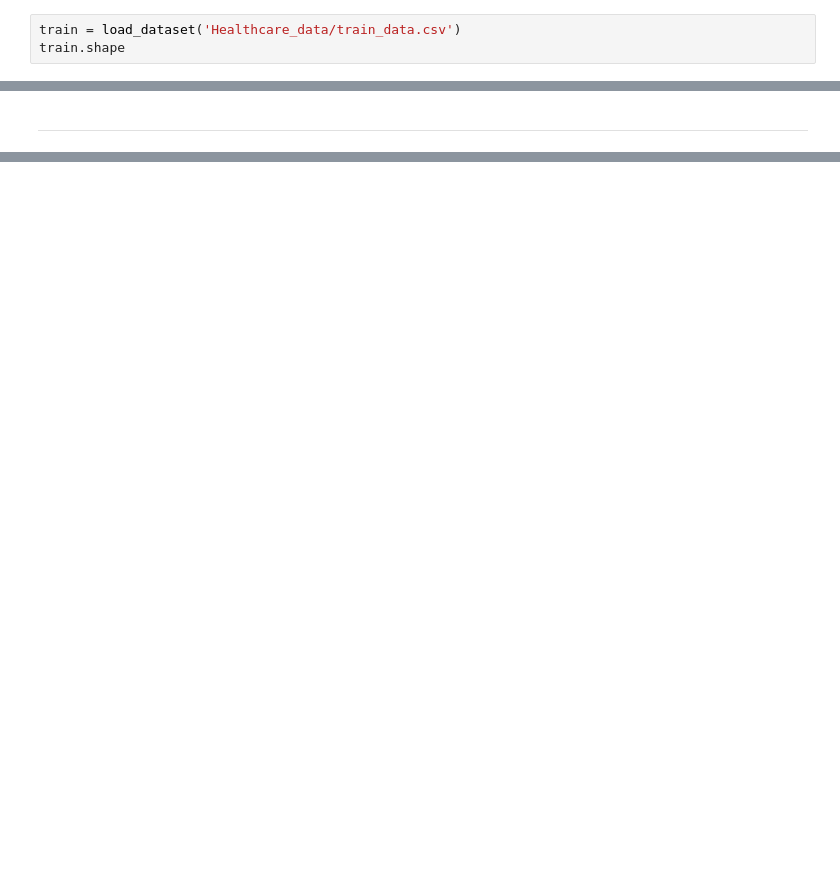
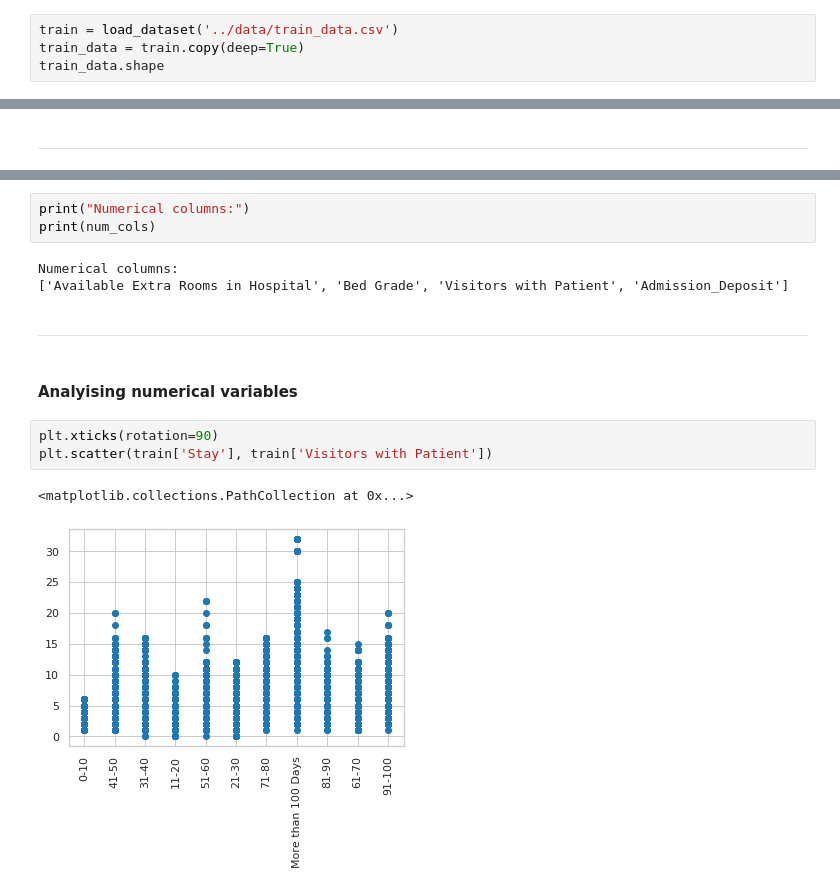
Before and after one commit to Roger-Montane/APC-CasKaggle-Healthcare-analytics, a Jupyter notebook: notebooks/Health_analytics.ipynb, the cells around one changed output, grey strips where cells are left out. Cells and saved outputs as stored; diff of their text form; blank space fills up the shorter version.

```diff
--- a/notebooks/Health_analytics.ipynb
+++ b/notebooks/Health_analytics.ipynb
@@ -25,8 +47,9 @@ def load_dataset(path):
     dataset = pd.read_csv(path, header=0, delimiter=',')
     return dataset
 # %%
-train = load_dataset('Healthcare_data/train_data.csv')
-train.shape
+train = load_dataset('../data/train_data.csv')
+train_data = train.copy(deep=True)
+train_data.shape
 # %% [output]
 (318438, 18)
 # %%
@@ -418,0 +224,16 @@ dtype: int64
+# %%
+print("Numerical columns:")
+print(num_cols)
+# %% [output]
+Numerical columns:
+['Available Extra Rooms in Hospital', 'Bed Grade', 'Visitors with Patient', 'Admission_Deposit']
+# %% [markdown]
+---
+# %% [markdown]
+#### Analyising numerical variables
+# %%
+plt.xticks(rotation=90)
+plt.scatter(train['Stay'], train['Visitors with Patient'])
+# %% [output]
+<matplotlib.collections.PathCollection at 0x...>
+[figure, added]
```
Also changed, not shown: parts of 133 cells of this notebook.
